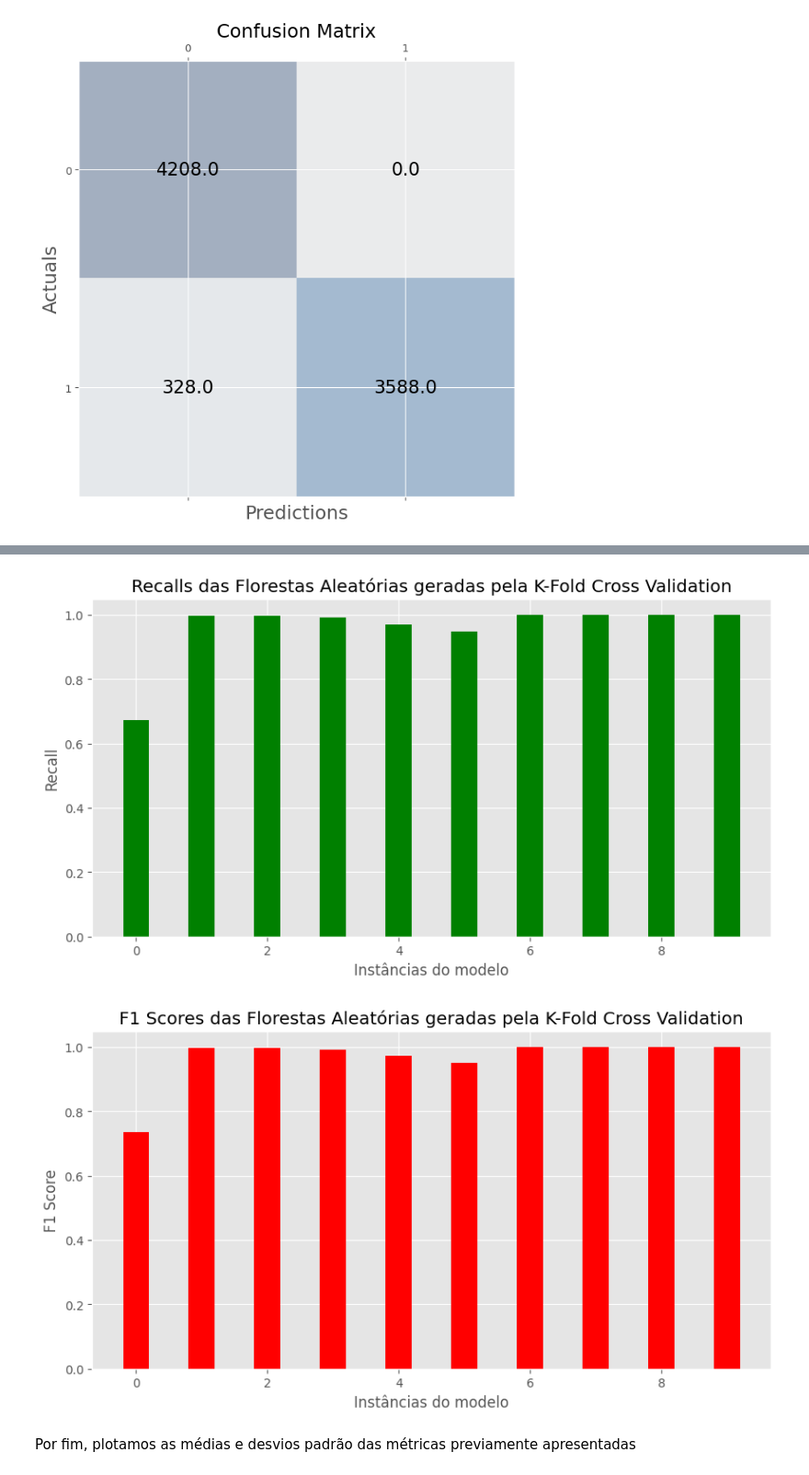
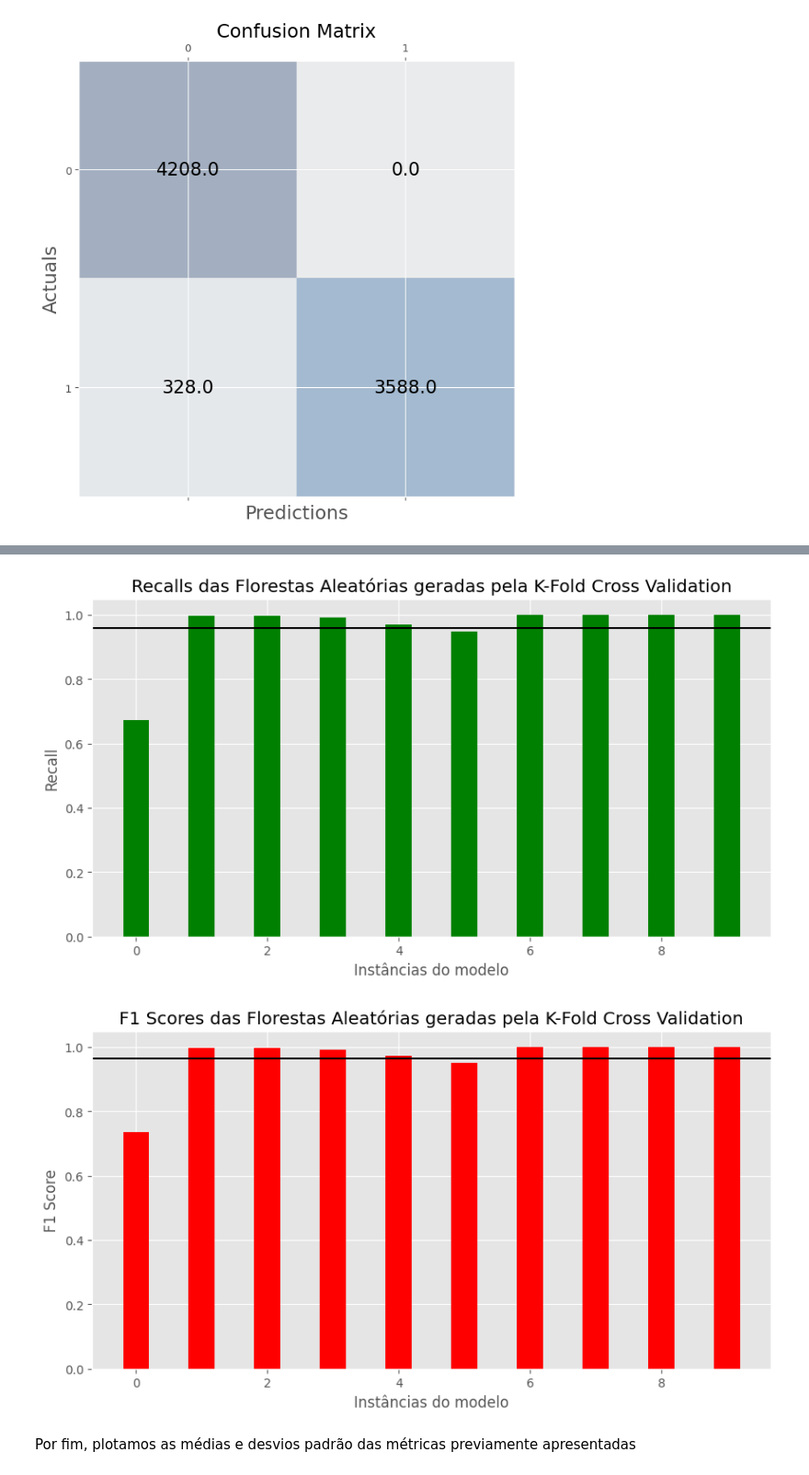
Before and after one commit to amauryTCassola/MachineLearning-2023, a Jupyter notebook: main.ipynb, the cells around one changed output, grey strips where cells are left out. Shown at 92% size. Drawn from its saved outputs; the diff is of its cells as text; code cells hidden in the pictures.

```diff
--- a/main.ipynb
+++ b/main.ipynb
@@ -289,26 +287,25 @@ plt.show()
 # %%
 fig = plt.figure(figsize = (10, 5))
 
-# creating the bar plot
 plt.bar(range(crossValidationK), forestCrossValidationMetrics.recalls, color ='green', width = 0.4)
-
+plt.axhline(y=forestCrossValidationMetrics.avgRecall, color='black')
 plt.xlabel("Instâncias do modelo")
 plt.ylabel("Recall")
 plt.title("Recalls das Florestas Aleatórias geradas pela K-Fold Cross Validation")
 plt.show()
 # %% [output]
-[figure, old version]
+[figure, new version]
 # %%
 fig = plt.figure(figsize = (10, 5))
 
-# creating the bar plot
 plt.bar(range(crossValidationK), forestCrossValidationMetrics.f1_scores, color ='red', width = 0.4)
 
 plt.xlabel("Instâncias do modelo")
 plt.ylabel("F1 Score")
 plt.title("F1 Scores das Florestas Aleatórias geradas pela K-Fold Cross Validation")
+plt.axhline(y=forestCrossValidationMetrics.avgF1, color='black')
 plt.show()
 # %% [output]
-[figure, old version]
+[figure, new version]
 # %% [markdown]
 Por fim, plotamos as médias e desvios padrão das métricas previamente apresentadas
```
Also changed, not shown: parts of 12 cells of this notebook.
